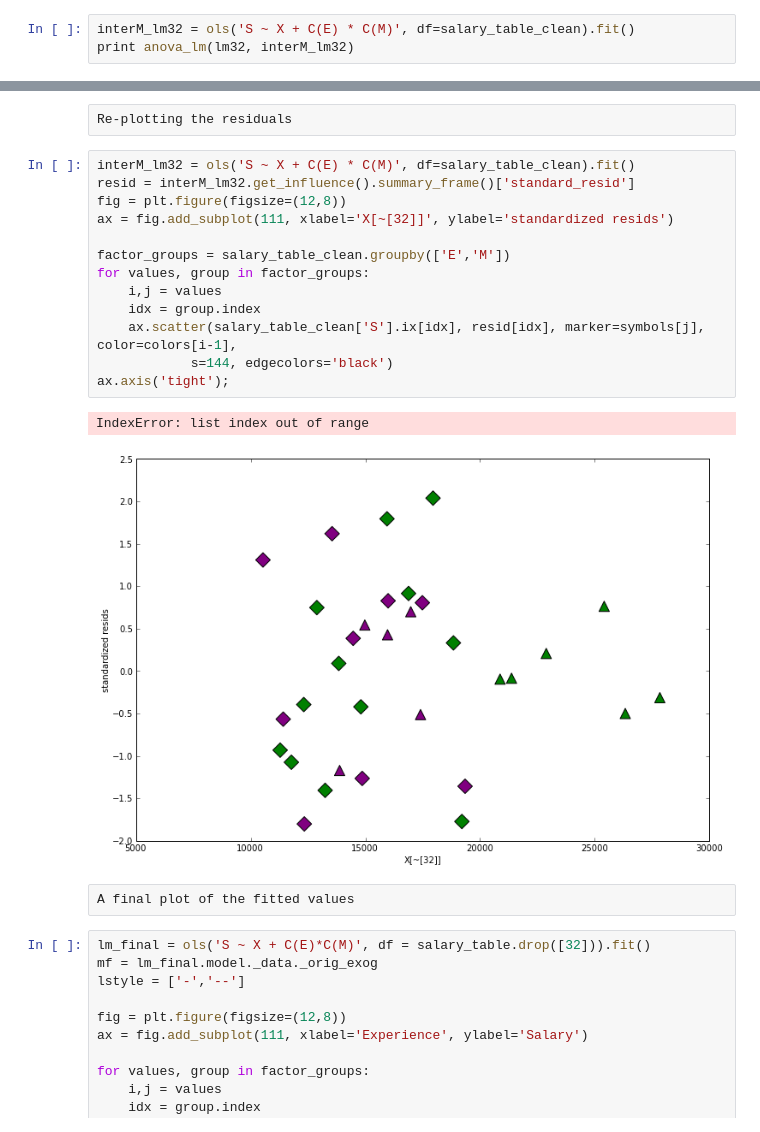
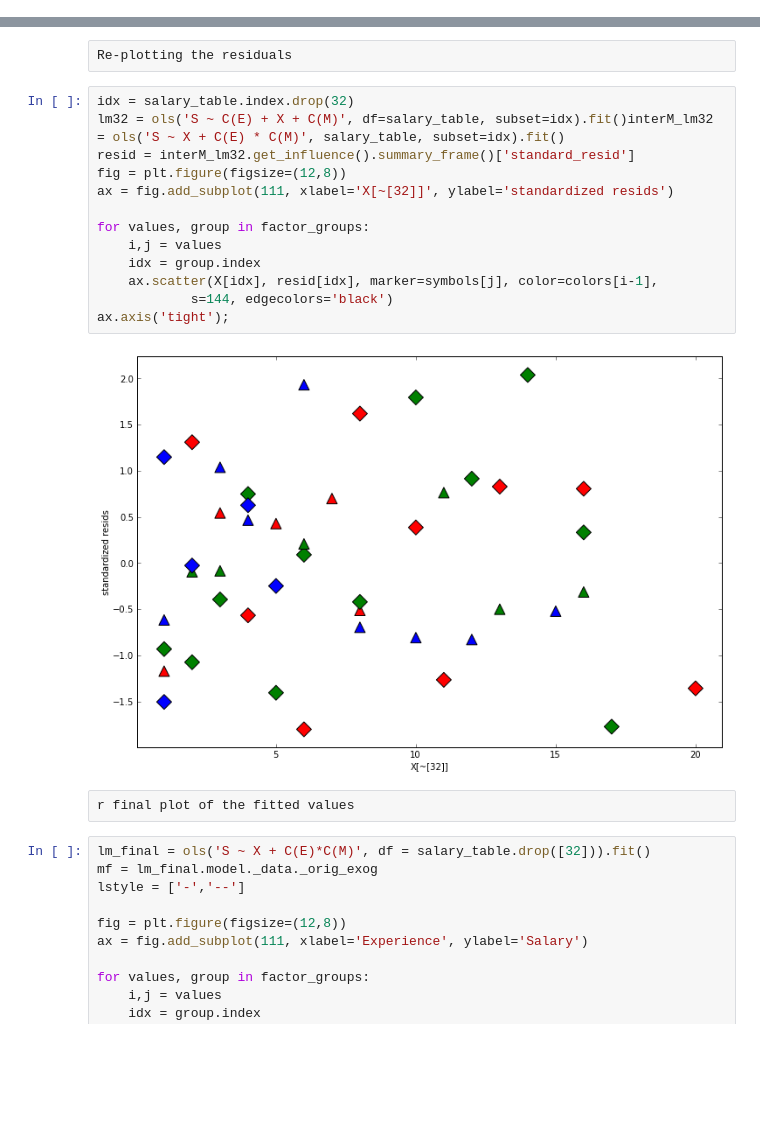
Before and after one commit to twiecki/datascientist_tutorial, a Jupyter notebook: linear_models_tut.ipynb, the cells around one changed output, grey strips where cells are left out. Drawn from its saved outputs; the diff is of its cells as text; blank space fills up the shorter version.

```diff
--- a/linear_models_tut.ipynb
+++ b/linear_models_tut.ipynb
@@ -332,6 +332,3 @@ Print the model summary.
 # %% [raw]
 4. Run an ANOVA to test whether there exists an interaction between *education* and *management* on salary. Is there?
 Note: so that the code will continue to run below, create an interaction model and call it "interM_lm32".
-# %%
-interM_lm32 = ols('S ~ X + C(E) * C(M)', df=salary_table_clean).fit()
-print anova_lm(lm32, interM_lm32)
@@ -342,23 +340,22 @@ print anova_lm(lm32, interM_lm32)
 # %% [raw]
 Re-plotting the residuals
 # %%
-interM_lm32 = ols('S ~ X + C(E) * C(M)', df=salary_table_clean).fit()
+idx = salary_table.index.drop(32)
+lm32 = ols('S ~ C(E) + X + C(M)', df=salary_table, subset=idx).fit()interM_lm32 = ols('S ~ X + C(E) * C(M)', salary_table, subset=idx).fit()
 resid = interM_lm32.get_influence().summary_frame()['standard_resid']
 fig = plt.figure(figsize=(12,8))
 ax = fig.add_subplot(111, xlabel='X[~[32]]', ylabel='standardized resids')
 
-factor_groups = salary_table_clean.groupby(['E','M'])
 for values, group in factor_groups:
     i,j = values
     idx = group.index
-    ax.scatter(salary_table_clean['S'].ix[idx], resid[idx], marker=symbols[j], color=colors[i-1],
+    ax.scatter(X[idx], resid[idx], marker=symbols[j], color=colors[i-1],
             s=144, edgecolors='black')
 ax.axis('tight');
 # %% [output]
-IndexError: list index out of range
-[figure, old version]
+[figure, new version]
 # %% [raw]
-A final plot of the fitted values
+r final plot of the fitted values
 # %%
 lm_final = ols('S ~ X + C(E)*C(M)', df = salary_table.drop([32])).fit()
 mf = lm_final.model._data._orig_exog
```
Also changed, not shown: parts of 5 cells of this notebook.
